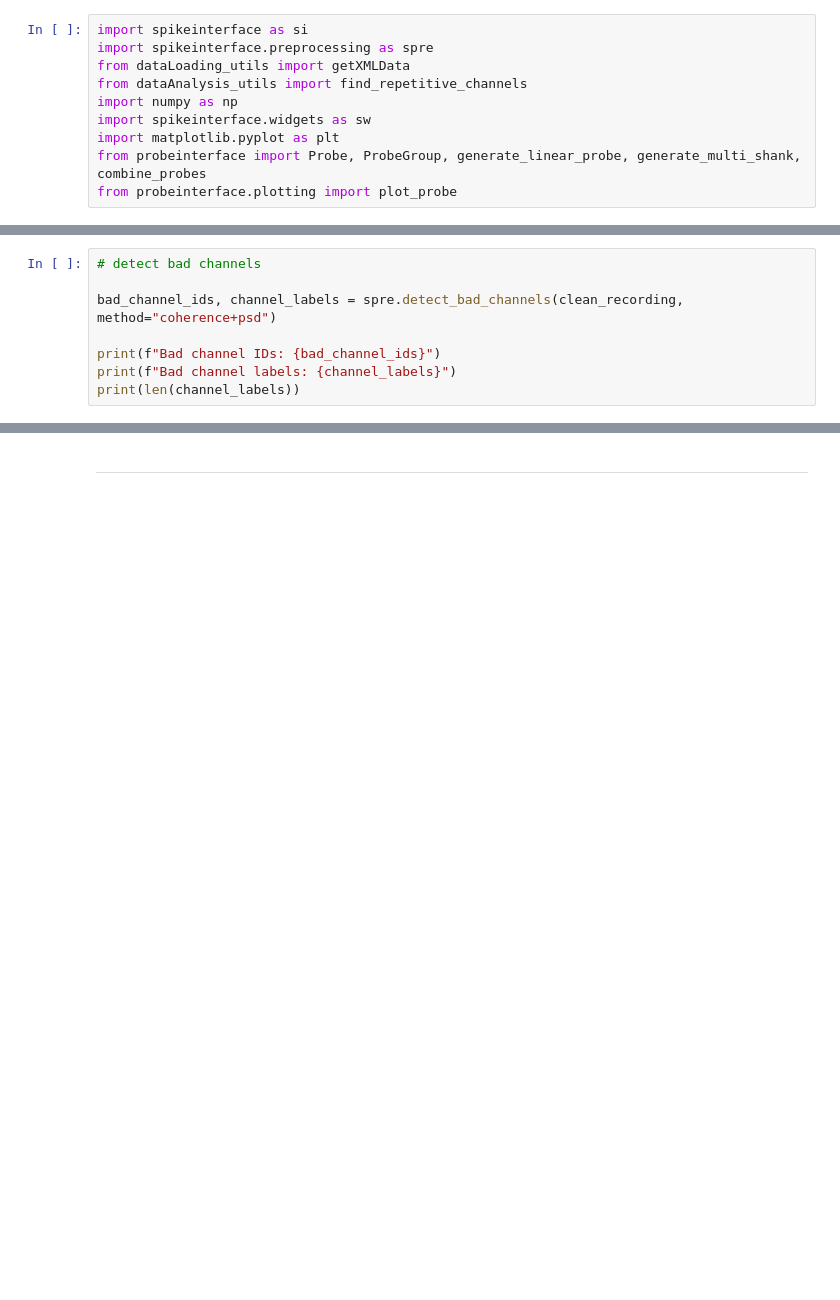
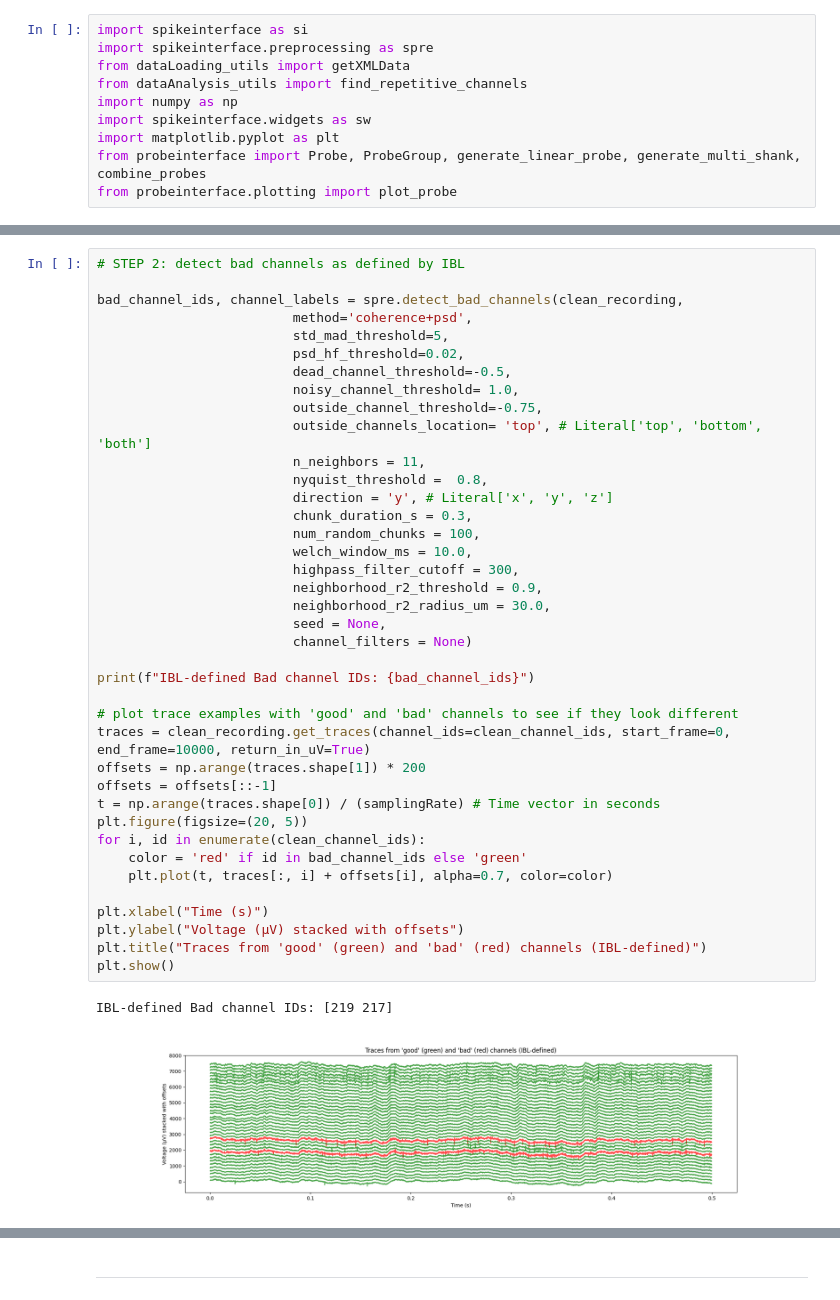
Before and after one commit to BruneBettler/SpikeExplore, a Jupyter notebook: dataExploration.ipynb, the cells around one changed output, grey strips where cells are left out. Saved outputs shown, nothing was run; the diff lists cells and outputs as text; blank space fills up the shorter version.

```diff
--- a/dataExploration.ipynb
+++ b/dataExploration.ipynb
@@ -181,8 +140,42 @@ print(f"orange: {trace_ids[[22]]}")
 # %%
-# detect bad channels
+# STEP 2: detect bad channels as defined by IBL
 
-bad_channel_ids, channel_labels = spre.detect_bad_channels(clean_recording, method="coherence+psd")
+bad_channel_ids, channel_labels = spre.detect_bad_channels(clean_recording,
+                         method='coherence+psd',
+                         std_mad_threshold=5,
+                         psd_hf_threshold=0.02,
+                         dead_channel_threshold=-0.5,
+                         noisy_channel_threshold= 1.0,
+                         outside_channel_threshold=-0.75,
+                         outside_channels_location= 'top', # Literal['top', 'bottom', 'both']
+                         n_neighbors = 11,
+                         nyquist_threshold =  0.8,
+                         direction = 'y', # Literal['x', 'y', 'z']
+                         chunk_duration_s = 0.3,
+                         num_random_chunks = 100,
+                         welch_window_ms = 10.0,
+                         highpass_filter_cutoff = 300,
+                         neighborhood_r2_threshold = 0.9,
+                         neighborhood_r2_radius_um = 30.0,
+                         seed = None,
+                         channel_filters = None)
 
-print(f"Bad channel IDs: {bad_channel_ids}")
-print(f"Bad channel labels: {channel_labels}")
-print(len(channel_labels))
+print(f"IBL-defined Bad channel IDs: {bad_channel_ids}")
+
+# plot trace examples with 'good' and 'bad' channels to see if they look different
+traces = clean_recording.get_traces(channel_ids=clean_channel_ids, start_frame=0, end_frame=10000, return_in_uV=True)
+offsets = np.arange(traces.shape[1]) * 200
+offsets = offsets[::-1]
+t = np.arange(traces.shape[0]) / (samplingRate) # Time vector in seconds
+plt.figure(figsize=(20, 5))
+for i, id in enumerate(clean_channel_ids):
+    color = 'red' if id in bad_channel_ids else 'green'
+    plt.plot(t, traces[:, i] + offsets[i], alpha=0.7, color=color)
+
+plt.xlabel("Time (s)")
+plt.ylabel("Voltage (µV) stacked with offsets")
+plt.title("Traces from 'good' (green) and 'bad' (red) channels (IBL-defined)")
+plt.show()
+# %% [output]
+IBL-defined Bad channel IDs: [219 217]
+[figure, added]
```
Also changed, not shown: parts of 39 cells of this notebook, 1 other file.
